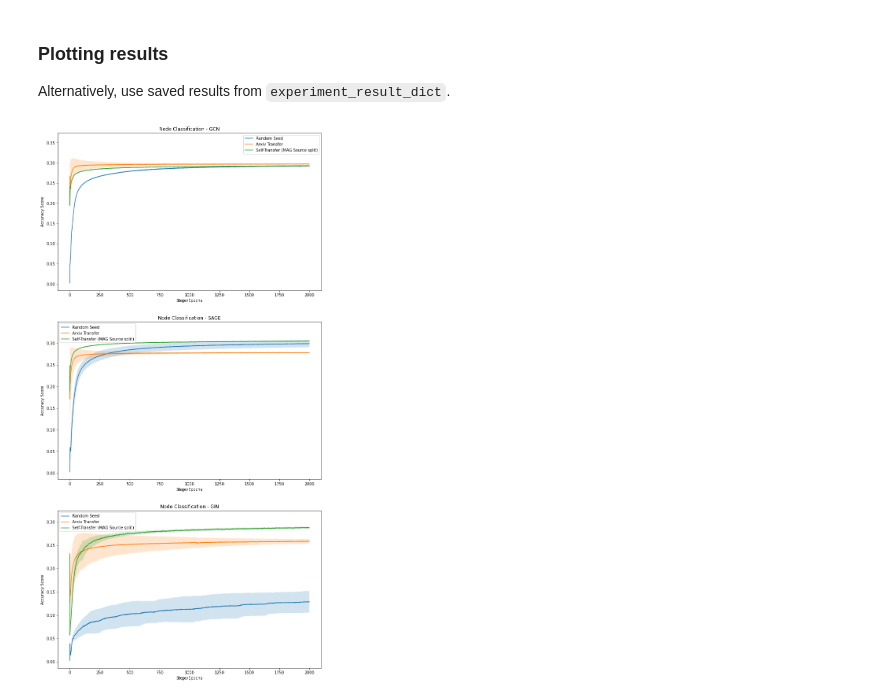
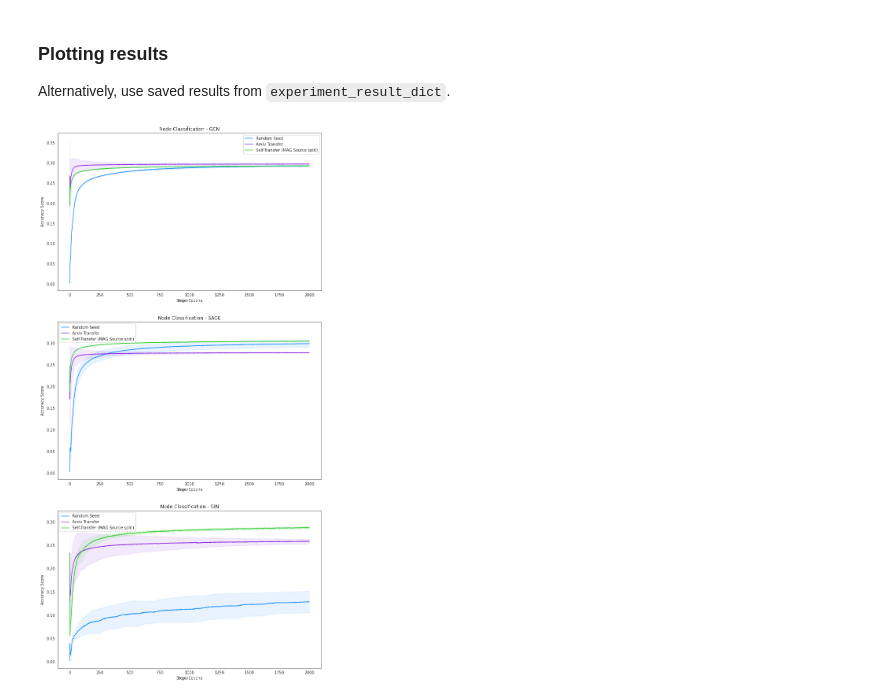
Before and after one commit to nishai/Graph-Network-Transfer, a Jupyter notebook: node_classification/results/results.ipynb, the cells around one changed output. Cells and saved outputs as stored; diff of their text form; code cells hidden in the pictures.

Commit message:
Made graphs look better

```diff
--- a/node_classification/results/results.ipynb
+++ b/node_classification/results/results.ipynb
@@ -5,7 +5,10 @@
 import comet_ml
 import matplotlib.pyplot as plt
 import numpy as np
+import seaborn as sns
 import torch
+
+sns.set_style('white')
 # %%
 models = ['gcn', 'sage', 'gin']
 types = ['base', 'transfer', 'self-transfer']
@@ -88,23 +91,24 @@ Alternatively, use saved results from `experiment_result_dict`.
 # %%
 experiment_results = torch.load('experiment_result_dict')
 legend_dict = {'base': 'Random Seed', 'transfer': 'Arxiv Transfer', 'self-transfer': 'Self-Transfer (MAG Source split)'}
+colours = {'base': 'dodgerblue', 'transfer': 'blueviolet', 'self-transfer': 'limegreen'}
 
 plt.figure(figsize=(12, 25))
 
 for i, model in enumerate(models):
     plt.subplot(3,1,i+1)
 
     for type_ in types:
         acc = experiment_results[frozenset({model, type_})]['accuracies']
         acc_mean = acc.mean(axis=0)
         acc_std = (acc_mean + acc.std(axis=0), acc_mean - acc.std(axis=0))
 
-        plt.plot(acc.mean(axis=0), label=legend_dict[type_])
-        plt.fill_between(np.arange(len(acc_mean)), acc_std[0], acc_std[1], alpha=0.2)
+        plt.plot(acc.mean(axis=0), label=legend_dict[type_], color=colours[type_])
+        plt.fill_between(np.arange(len(acc_mean)), acc_std[0], acc_std[1], alpha=0.1, color=colours[type_])
 
     plt.xlabel('Steps/Epochs')
     plt.ylabel('Accuracy Score')
     plt.title('Node Classification - ' + model.upper())
     plt.legend()
 # %% [output]
-[figure, old version]
+[figure, new version]
```
